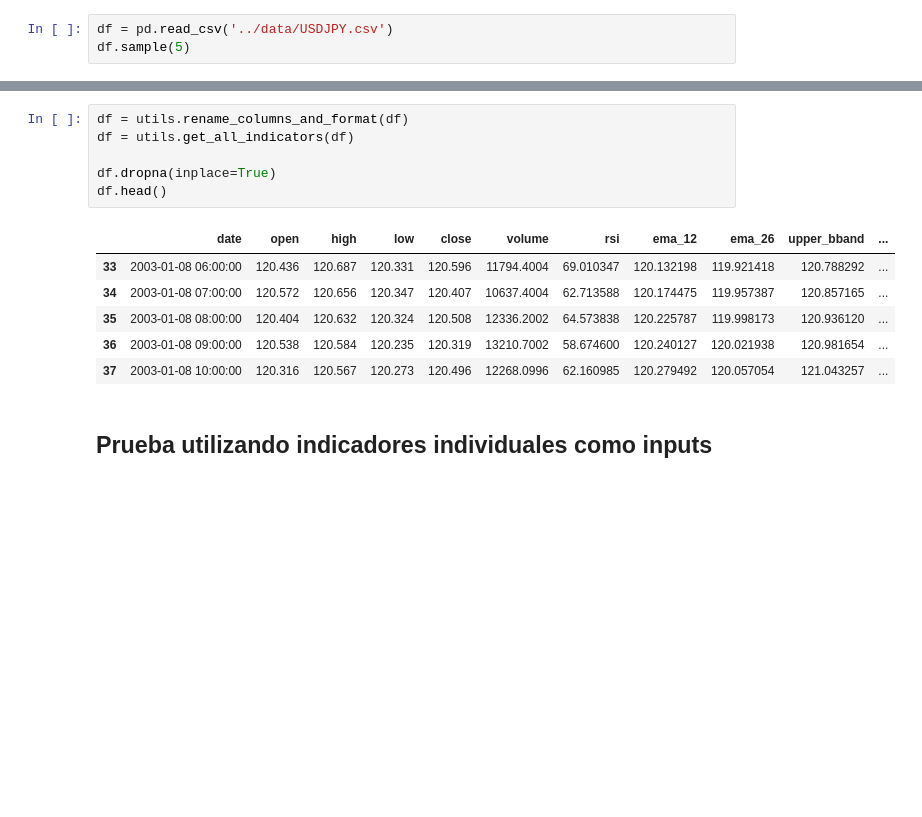
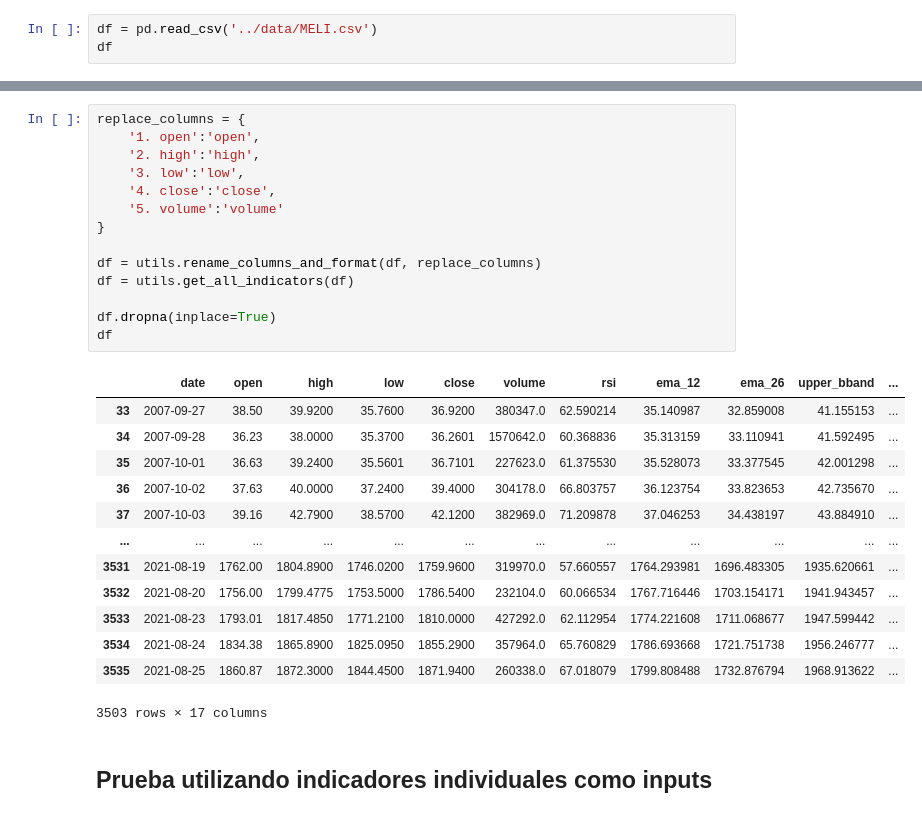
Before and after one commit to SaidJacoboDev/trabajo_final, a Jupyter notebook: notebooks/experimentacion.ipynb, the cells around one changed output, grey strips where cells are left out. Drawn from its saved outputs; the diff is of its cells as text; blank space fills up the shorter version.

```diff
--- a/notebooks/experimentacion.ipynb
+++ b/notebooks/experimentacion.ipynb
@@ -7,5 +9,5 @@ import os
 %matplotlib inline
 # %%
-df = pd.read_csv('../data/USDJPY.csv')
-df.sample(5)
+df = pd.read_csv('../data/MELI.csv')
+df
 # %% [output]
@@ -18,16 +27,31 @@ df.sample(5)
 # %%
-df = utils.rename_columns_and_format(df)
+replace_columns = {
+    '1. open':'open',
+    '2. high':'high',
+    '3. low':'low',
+    '4. close':'close',
+    '5. volume':'volume'
+}
+
+df = utils.rename_columns_and_format(df, replace_columns)
 df = utils.get_all_indicators(df)
 
 df.dropna(inplace=True)
-df.head()
+df
 # %% [output]
 |  | date | open | high | low | close | volume | rsi | ema_12 | ema_26 | upper_bband | ... |
-| 33 | 2003-01-08 06:00:00 | 120.436 | 120.687 | 120.331 | 120.596 | 11794.4004 | 69.010347 | 120.132198 | 119.921418 | 120.788292 | ... |
-| 34 | 2003-01-08 07:00:00 | 120.572 | 120.656 | 120.347 | 120.407 | 10637.4004 | 62.713588 | 120.174475 | 119.957387 | 120.857165 | ... |
-| 35 | 2003-01-08 08:00:00 | 120.404 | 120.632 | 120.324 | 120.508 | 12336.2002 | 64.573838 | 120.225787 | 119.998173 | 120.936120 | ... |
-| 36 | 2003-01-08 09:00:00 | 120.538 | 120.584 | 120.235 | 120.319 | 13210.7002 | 58.674600 | 120.240127 | 120.021938 | 120.981654 | ... |
-| 37 | 2003-01-08 10:00:00 | 120.316 | 120.567 | 120.273 | 120.496 | 12268.0996 | 62.160985 | 120.279492 | 120.057054 | 121.043257 | ... |
+| 33 | 2007-09-27 | 38.50 | 39.9200 | 35.7600 | 36.9200 | 380347.0 | 62.590214 | 35.140987 | 32.859008 | 41.155153 | ... |
+| 34 | 2007-09-28 | 36.23 | 38.0000 | 35.3700 | 36.2601 | 1570642.0 | 60.368836 | 35.313159 | 33.110941 | 41.592495 | ... |
+| 35 | 2007-10-01 | 36.63 | 39.2400 | 35.5601 | 36.7101 | 227623.0 | 61.375530 | 35.528073 | 33.377545 | 42.001298 | ... |
+| 36 | 2007-10-02 | 37.63 | 40.0000 | 37.2400 | 39.4000 | 304178.0 | 66.803757 | 36.123754 | 33.823653 | 42.735670 | ... |
+| 37 | 2007-10-03 | 39.16 | 42.7900 | 38.5700 | 42.1200 | 382969.0 | 71.209878 | 37.046253 | 34.438197 | 43.884910 | ... |
+| ... | ... | ... | ... | ... | ... | ... | ... | ... | ... | ... | ... |
+| 3531 | 2021-08-19 | 1762.00 | 1804.8900 | 1746.0200 | 1759.9600 | 319970.0 | 57.660557 | 1764.293981 | 1696.483305 | 1935.620661 | ... |
+| 3532 | 2021-08-20 | 1756.00 | 1799.4775 | 1753.5000 | 1786.5400 | 232104.0 | 60.066534 | 1767.716446 | 1703.154171 | 1941.943457 | ... |
+| 3533 | 2021-08-23 | 1793.01 | 1817.4850 | 1771.2100 | 1810.0000 | 427292.0 | 62.112954 | 1774.221608 | 1711.068677 | 1947.599442 | ... |
+| 3534 | 2021-08-24 | 1834.38 | 1865.8900 | 1825.0950 | 1855.2900 | 357964.0 | 65.760829 | 1786.693668 | 1721.751738 | 1956.246777 | ... |
+| 3535 | 2021-08-25 | 1860.87 | 1872.3000 | 1844.4500 | 1871.9400 | 260338.0 | 67.018079 | 1799.808488 | 1732.876794 | 1968.913622 | ... |
+3503 rows × 17 columns
 # %% [markdown]
 ## Prueba utilizando indicadores individuales como inputs
 # %%
```
Also changed, not shown: parts of 13 cells of this notebook, 2 other files.
